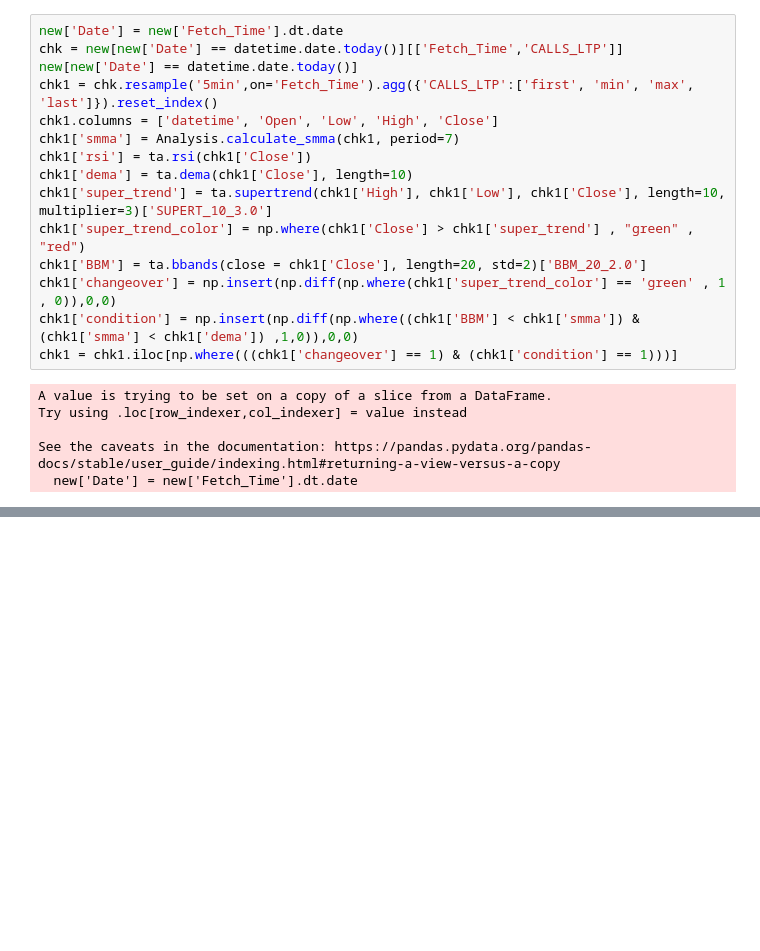
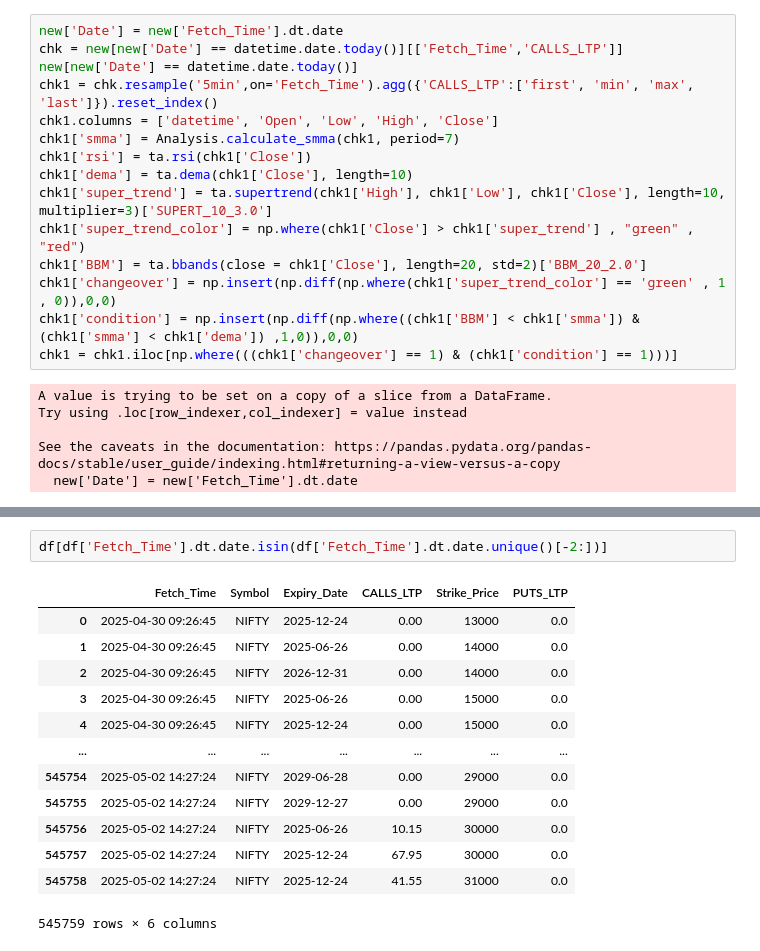
Before and after one commit to AshoksInsights/Stock_analysis, a Jupyter notebook: option_analysis.ipynb, the cells around one changed output, grey strips where cells are left out. Cells and saved outputs as stored; diff of their text form; blank space fills up the shorter version.

```diff
--- a/option_analysis.ipynb
+++ b/option_analysis.ipynb
@@ -75,3 +94,19 @@ for i, row in combination.iterrows():
+# %%
+df[df['Fetch_Time'].dt.date.isin(df['Fetch_Time'].dt.date.unique()[-2:])]
+# %% [output]
+|  | Fetch_Time | Symbol | Expiry_Date | CALLS_LTP | Strike_Price | PUTS_LTP |
+| 0 | 2025-04-30 09:26:45 | NIFTY | 2025-12-24 | 0.00 | 13000 | 0.0 |
+| 1 | 2025-04-30 09:26:45 | NIFTY | 2025-06-26 | 0.00 | 14000 | 0.0 |
+| 2 | 2025-04-30 09:26:45 | NIFTY | 2026-12-31 | 0.00 | 14000 | 0.0 |
+| 3 | 2025-04-30 09:26:45 | NIFTY | 2025-06-26 | 0.00 | 15000 | 0.0 |
+| 4 | 2025-04-30 09:26:45 | NIFTY | 2025-12-24 | 0.00 | 15000 | 0.0 |
+| ... | ... | ... | ... | ... | ... | ... |
+| 545754 | 2025-05-02 14:27:24 | NIFTY | 2029-06-28 | 0.00 | 29000 | 0.0 |
+| 545755 | 2025-05-02 14:27:24 | NIFTY | 2029-12-27 | 0.00 | 29000 | 0.0 |
+| 545756 | 2025-05-02 14:27:24 | NIFTY | 2025-06-26 | 10.15 | 30000 | 0.0 |
+| 545757 | 2025-05-02 14:27:24 | NIFTY | 2025-12-24 | 67.95 | 30000 | 0.0 |
+| 545758 | 2025-05-02 14:27:24 | NIFTY | 2025-12-24 | 41.55 | 31000 | 0.0 |
+545759 rows × 6 columns
 # %%
 pd.concat(dff)
 # %% [output]
```
Also changed, not shown: parts of 8 cells of this notebook.
